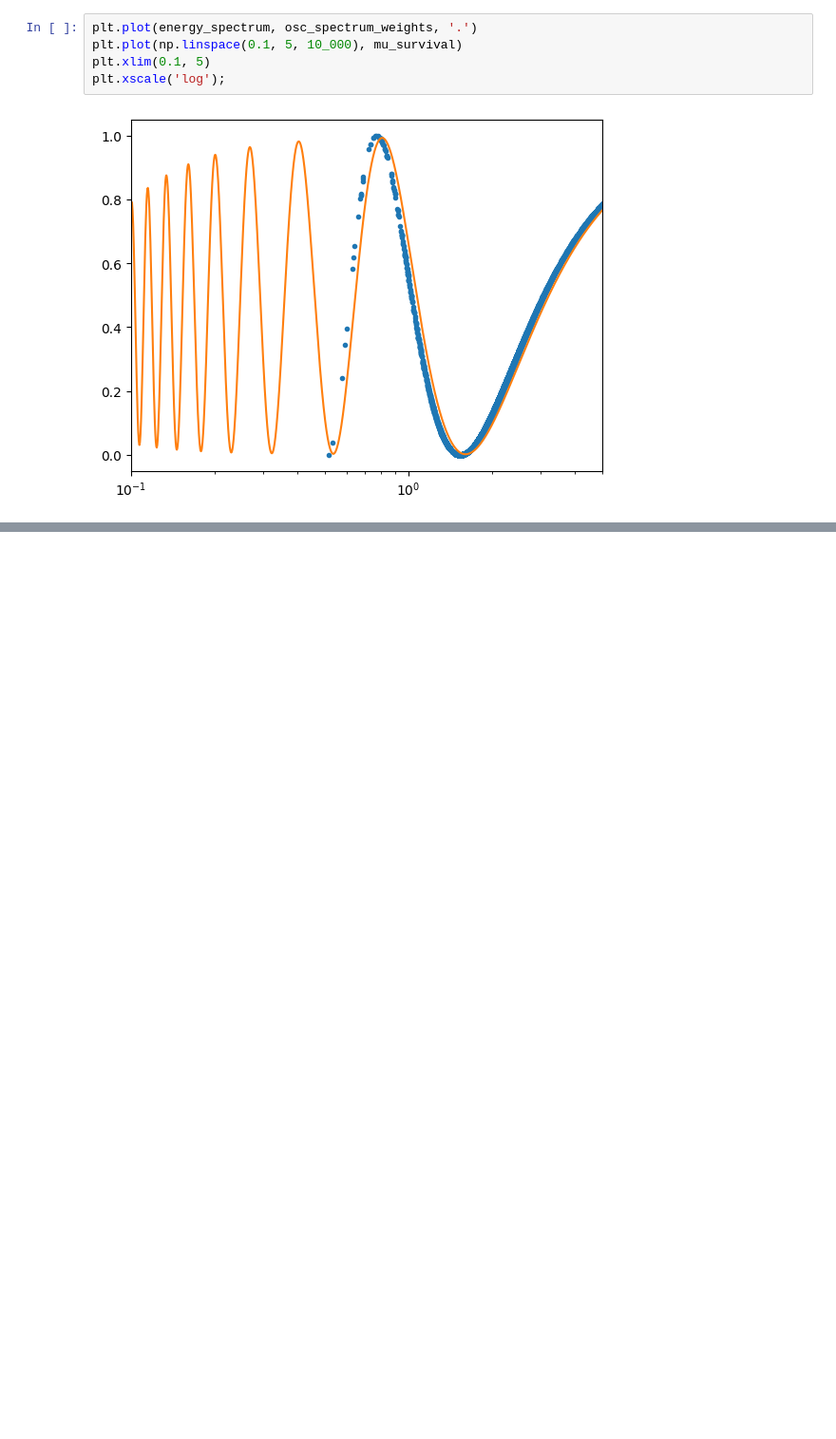
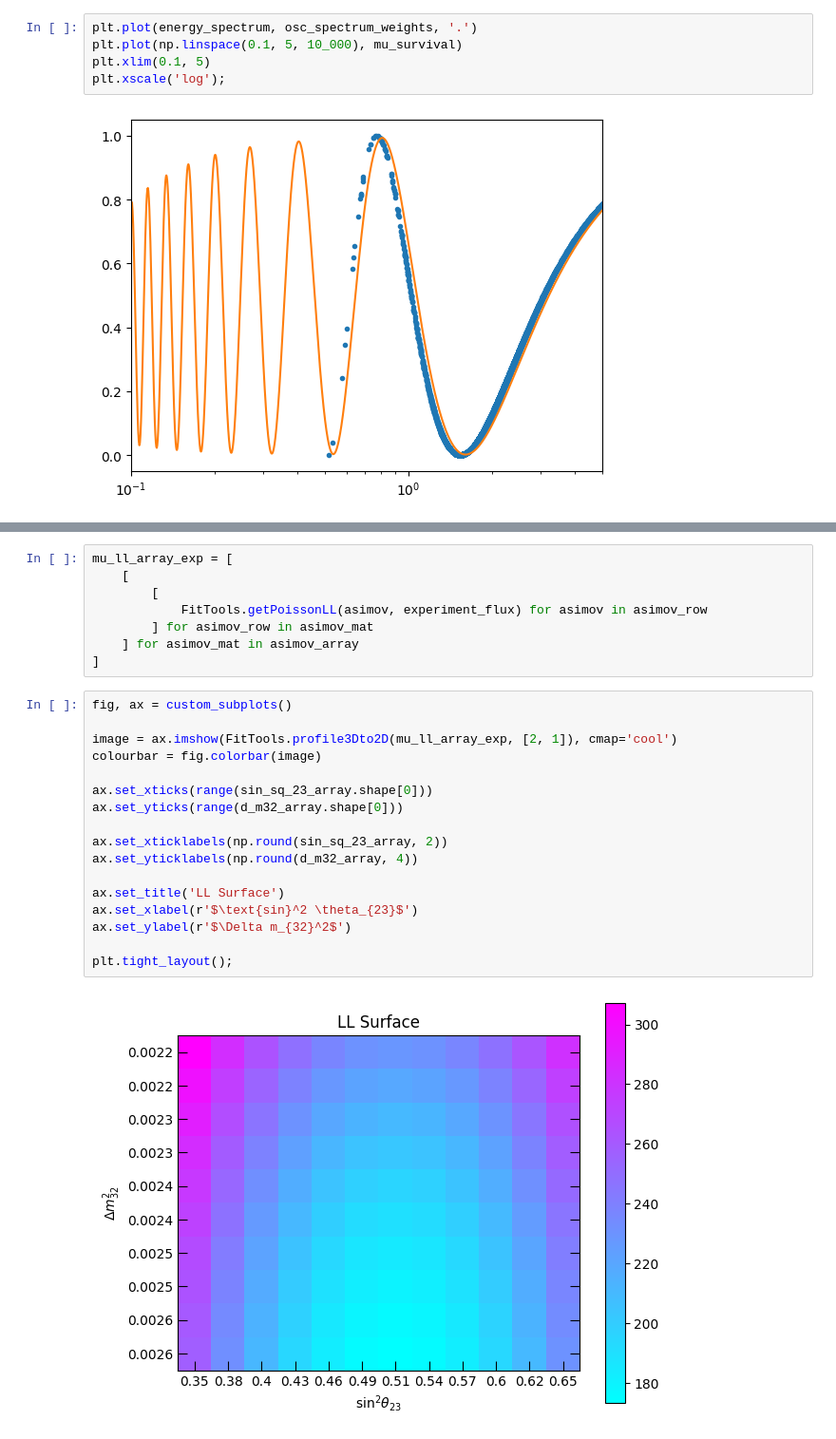
Before and after one commit to aditya-marathe/msci-project, a Jupyter notebook: src/notebooks/least_log_likelihood.ipynb, the cells around one changed output, grey strips where cells are left out. Shown at 95% size. Cells and saved outputs as stored; diff of their text form; blank space fills up the shorter version.

```diff
--- a/src/notebooks/least_log_likelihood.ipynb
+++ b/src/notebooks/least_log_likelihood.ipynb
@@ -260,0 +267,27 @@ plt.hist(
+# %%
+mu_ll_array_exp = [
+    [
+        [
+            FitTools.getPoissonLL(asimov, experiment_flux) for asimov in asimov_row
+        ] for asimov_row in asimov_mat
+    ] for asimov_mat in asimov_array
+]
+# %%
+fig, ax = custom_subplots()
+
+image = ax.imshow(FitTools.profile3Dto2D(mu_ll_array_exp, [2, 1]), cmap='cool')
+colourbar = fig.colorbar(image)
+
+ax.set_xticks(range(sin_sq_23_array.shape[0]))
+ax.set_yticks(range(d_m32_array.shape[0]))
+
+ax.set_xticklabels(np.round(sin_sq_23_array, 2))
+ax.set_yticklabels(np.round(d_m32_array, 4))
+
+ax.set_title('LL Surface')
+ax.set_xlabel(r'$\text{sin}^2 \theta_{23}$')
+ax.set_ylabel(r'$\Delta m_{32}^2$')
+
+plt.tight_layout();
+# %% [output]
+[figure, added]
```
Also changed, not shown: parts of 28 cells of this notebook, 1 other file.
